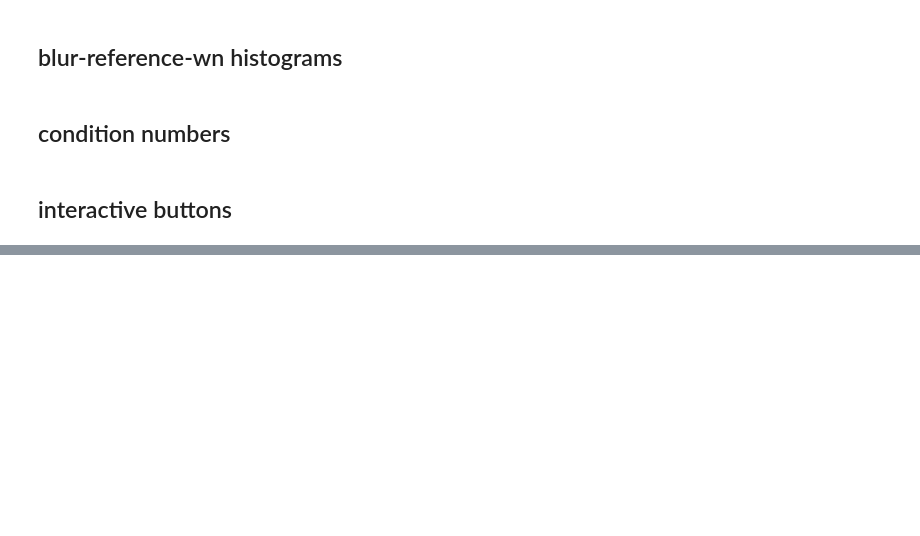
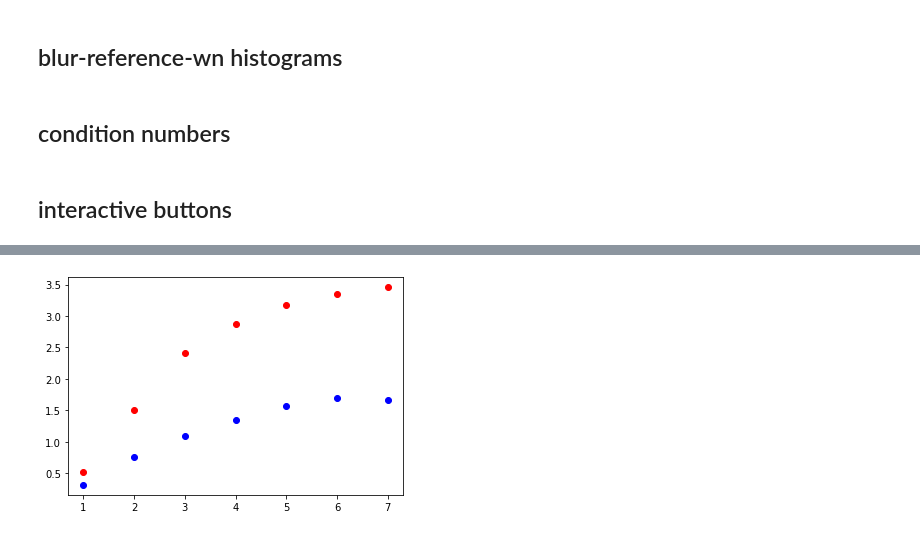
Before and after one commit to antebi-itai/Zero-Shot_No-Reference_IQA, a Jupyter notebook: IQA.ipynb, the cells around one changed output, grey strips where cells are left out. Saved outputs shown, nothing was run; the diff lists cells and outputs as text; code cells hidden in the pictures; blank space fills up the shorter version.

```diff
--- a/IQA.ipynb
+++ b/IQA.ipynb
@@ -561,0 +797,3 @@ ax1.imshow(state.lr_image)
+# %%
+for i in range(len(os.listdir(ref_path))):
+    print(sorted_image_names[i], " "*(30-len(sorted_image_names[i])), sorted_scores[i].item())
@@ -561,0 +1159,27 @@ ax1.imshow(state.lr_image)
+# %%
+import os
+import torch
+import wandb
+from pathlib import Path
+
+from images import imread
+from ResizeRight.resize_right import resize
+
+from IQA.pyramid import pyramid_shapes_scale_sqrt_2
+from IQA.swd import get_projection, slow_best_projection_weights
+from IQA.config import default_config as config
+from IQA.utils import kl_divergence, kld_gauss, append_to_results, write_pickle
+from IQA.main import our_score
+
+original_image = imread(config.image_path).cuda()
+
+# reshape + degrade
+h, w = original_image.shape[2:]
+downscale = 1024 / max(h, w)
+hr_image = resize(original_image, scale_factors=downscale)
+
+# our code
+results = []
+for severity in range(8):
+    degraded_image = degrade(reference=hr_image, degradation="gauss_blur",  severity=severity)
+    results.append(our_score(image=degraded_image, config=config))
@@ -561,0 +1219,11 @@ ax1.imshow(state.lr_image)
+# %%
+%matplotlib inline
+
+x = [i for i in range(1, 8)]
+kldivs_0 = [results[i]['kldivs'][0] for i in range(1, 8)]
+kldivs_1 = [results[i]['kldivs'][1] for i in range(1, 8)]
+plt.scatter(x, kldivs_0, c="blue")
+plt.scatter(x, kldivs_1, c="red")
+plt.show()
+# %% [output]
+[figure, added]
```
Also changed, not shown: parts of 42 cells of this notebook, 8 other files.
